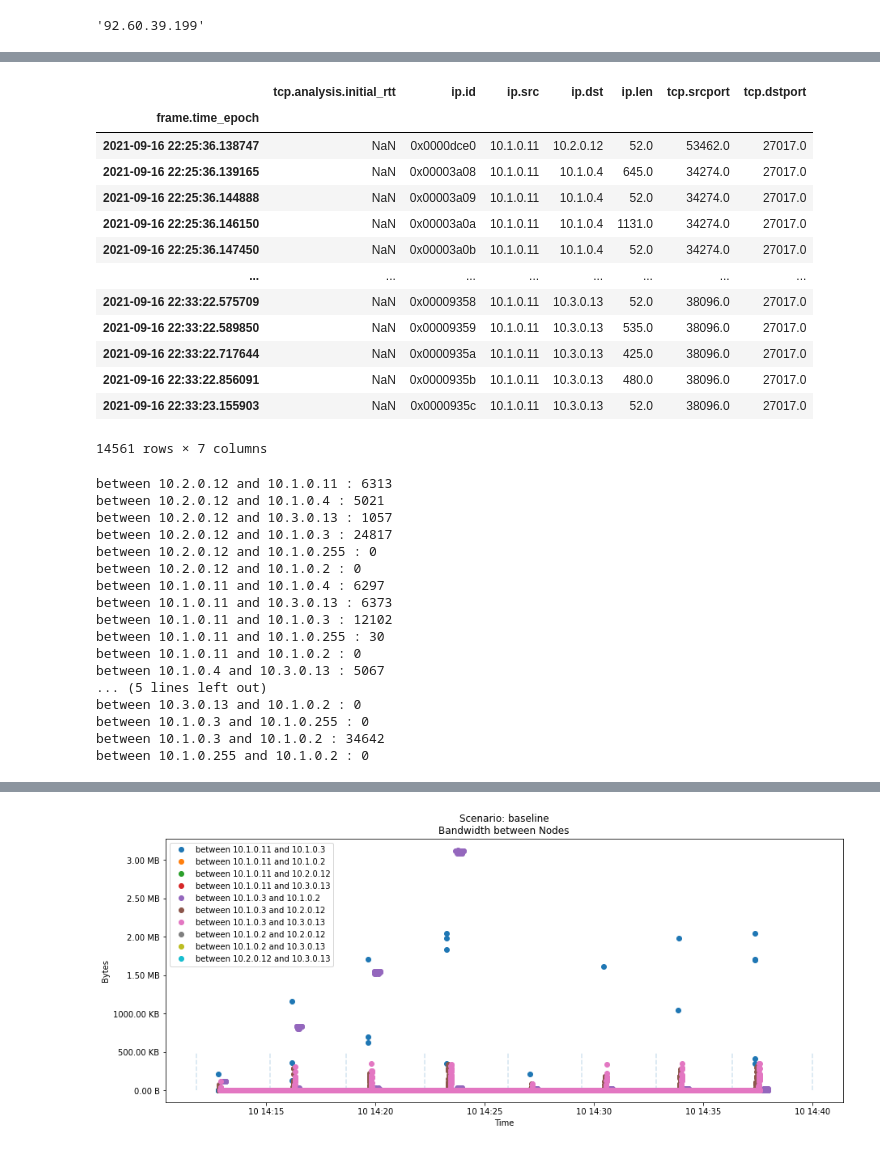
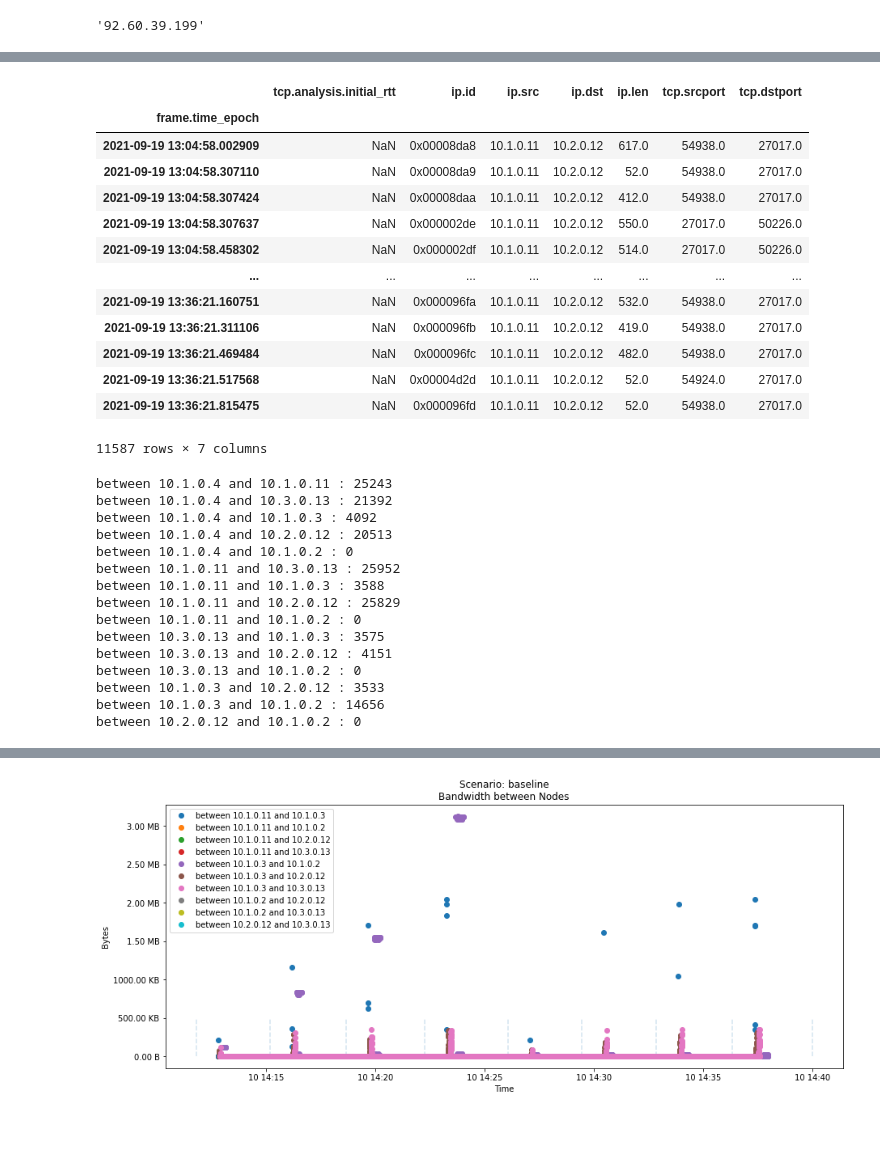
Before and after one commit to dos-group/syncmesh, a Jupyter notebook: evaluation/03_Pcap.ipynb, the cells around one changed output, grey strips where cells are left out. Cells and saved outputs as stored; diff of their text form; code cells hidden in the pictures.

```diff
--- a/evaluation/03_Pcap.ipynb
+++ b/evaluation/03_Pcap.ipynb
@@ -23,9 +23,10 @@ from sharedVariables import *
 # %%
 # Datasets
 dataset_sources = {
-    'baseline': 'data\\20210910-baseline',
+    'baseline': 'data\\20210919-16-baseline',
     'syncmesh': 'data\\20210910-syncmesh-gzip',
-    'advanced': 'data\\20210917-advanced'
+    # 'advanced': 'data\\20210917-advanced'
+    'advanced': 'data\\20210919-15'
 }
 # %%
 # Utility Functions
@@ -54,12 +55,13 @@ def filterDataForSeperator(df):
 def filterDataForLocalTraffic(df):
     df = df[df["ip.src"].str.contains(r'^10\.')]
     df = df[df["ip.dst"].str.contains(r'^10\.')]
+    df = df[(df["tcp.dstport"] != 22) & (df["tcp.srcport"] != 22)]
     return df
 
 def loadDataSet(folder):
     df_base = None
     for filename in os.listdir(folder):
-        if filename.endswith(".csv"):
+        if filename.endswith(".csv") and filename.startswith("10"):
             csvfile = os.path.join(Path.cwd(), folder, filename)
             print(csvfile)
             EPOCH = datetime(1900, 1, 1)
@@ -72,12 +74,6 @@ def loadDataSet(folder):
 
             currentdf.dropna(inplace=True,subset=['ip.src', 'ip.dst'])
 
-            # currentdf = currentdf[currentdf["src"].str.contains(r'^10\.')]
-            # currentdf = currentdf[currentdf["dst"].str.contains(r'^10\.')]
-
-            # currentdf = currentdf[currentdf["sport"] != "ssh"]
-            # currentdf = currentdf[currentdf["dport"] != "ssh"]
-            # print(len(currentdf))
             if (df_base is None):
                 df_base = currentdf
             else:
@@ -119,22 +115,22 @@ array(['2021-09-16T22:26:04.445948000', '2021-09-16T22:26:48.237781000',
 # %%
 df = datasets["advanced"][0]
-# df[(df['ip.src']=='10.1.0.11') & (df['ip.dst']=='10.1.0.3')]
-df[(df['ip.src']=='10.1.0.11')]
+df[(df['ip.src']=='10.1.0.11') & (df['ip.dst']=='10.2.0.12')]
+# df[(df['ip.src']=='10.1.0.11')]
 # %% [output]
 |  | tcp.analysis.initial_rtt | ip.id | ip.src | ip.dst | ip.len | tcp.srcport | tcp.dstport |
 | frame.time_epoch |  |  |  |  |  |  |  |
-| 2021-09-16 22:25:36.138747 | NaN | 0x0000dce0 | 10.1.0.11 | 10.2.0.12 | 52.0 | 53462.0 | 27017.0 |
-| 2021-09-16 22:25:36.139165 | NaN | 0x00003a08 | 10.1.0.11 | 10.1.0.4 | 645.0 | 34274.0 | 27017.0 |
-| 2021-09-16 22:25:36.144888 | NaN | 0x00003a09 | 10.1.0.11 | 10.1.0.4 | 52.0 | 34274.0 | 27017.0 |
-| 2021-09-16 22:25:36.146150 | NaN | 0x00003a0a | 10.1.0.11 | 10.1.0.4 | 1131.0 | 34274.0 | 27017.0 |
-| 2021-09-16 22:25:36.147450 | NaN | 0x00003a0b | 10.1.0.11 | 10.1.0.4 | 52.0 | 34274.0 | 27017.0 |
+| 2021-09-19 13:04:58.002909 | NaN | 0x00008da8 | 10.1.0.11 | 10.2.0.12 | 617.0 | 54938.0 | 27017.0 |
+| 2021-09-19 13:04:58.307110 | NaN | 0x00008da9 | 10.1.0.11 | 10.2.0.12 | 52.0 | 54938.0 | 27017.0 |
+| 2021-09-19 13:04:58.307424 | NaN | 0x00008daa | 10.1.0.11 | 10.2.0.12 | 412.0 | 54938.0 | 27017.0 |
+| 2021-09-19 13:04:58.307637 | NaN | 0x000002de | 10.1.0.11 | 10.2.0.12 | 550.0 | 27017.0 | 50226.0 |
+| 2021-09-19 13:04:58.458302 | NaN | 0x000002df | 10.1.0.11 | 10.2.0.12 | 514.0 | 27017.0 | 50226.0 |
 | ... | ... | ... | ... | ... | ... | ... | ... |
-| 2021-09-16 22:33:22.575709 | NaN | 0x00009358 | 10.1.0.11 | 10.3.0.13 | 52.0 | 38096.0 | 27017.0 |
-| 2021-09-16 22:33:22.589850 | NaN | 0x00009359 | 10.1.0.11 | 10.3.0.13 | 535.0 | 38096.0 | 27017.0 |
-| 2021-09-16 22:33:22.717644 | NaN | 0x0000935a | 10.1.0.11 | 10.3.0.13 | 425.0 | 38096.0 | 27017.0 |
-| 2021-09-16 22:33:22.856091 | NaN | 0x0000935b | 10.1.0.11 | 10.3.0.13 | 480.0 | 38096.0 | 27017.0 |
-| 2021-09-16 22:33:23.155903 | NaN | 0x0000935c | 10.1.0.11 | 10.3.0.13 | 52.0 | 38096.0 | 27017.0 |
+| 2021-09-19 13:36:21.160751 | NaN | 0x000096fa | 10.1.0.11 | 10.2.0.12 | 532.0 | 54938.0 | 27017.0 |
+| 2021-09-19 13:36:21.311106 | NaN | 0x000096fb | 10.1.0.11 | 10.2.0.12 | 419.0 | 54938.0 | 27017.0 |
+| 2021-09-19 13:36:21.469484 | NaN | 0x000096fc | 10.1.0.11 | 10.2.0.12 | 482.0 | 54938.0 | 27017.0 |
+| 2021-09-19 13:36:21.517568 | NaN | 0x00004d2d | 10.1.0.11 | 10.2.0.12 | 52.0 | 54924.0 | 27017.0 |
+| 2021-09-19 13:36:21.815475 | NaN | 0x000096fd | 10.1.0.11 | 10.2.0.12 | 52.0 | 54938.0 | 27017.0 |
-14561 rows × 7 columns
+11587 rows × 7 columns
 # %%
 def calcSubset(df):
     nodes = list(dict.fromkeys(df["ip.src"].unique().tolist() + df["ip.dst"].unique().tolist()))
@@ -159,23 +155,21 @@ for key in node_datasets[setname]:
     print(key, ":", len(node_datasets[setname][key]))
     # print(node_datasets[setname][key])
 # %% [output]
-between 10.2.0.12 and 10.1.0.11 : 6313
-between 10.2.0.12 and 10.1.0.4 : 5021
-between 10.2.0.12 and 10.3.0.13 : 1057
-between 10.2.0.12 and 10.1.0.3 : 24817
-between 10.2.0.12 and 10.1.0.255 : 0
+between 10.1.0.4 and 10.1.0.11 : 25243
+between 10.1.0.4 and 10.3.0.13 : 21392
+between 10.1.0.4 and 10.1.0.3 : 4092
+between 10.1.0.4 and 10.2.0.12 : 20513
+between 10.1.0.4 and 10.1.0.2 : 0
+between 10.1.0.11 and 10.3.0.13 : 25952
+between 10.1.0.11 and 10.1.0.3 : 3588
+between 10.1.0.11 and 10.2.0.12 : 25829
+between 10.1.0.11 and 10.1.0.2 : 0
+between 10.3.0.13 and 10.1.0.3 : 3575
+between 10.3.0.13 and 10.2.0.12 : 4151
+between 10.3.0.13 and 10.1.0.2 : 0
+between 10.1.0.3 and 10.2.0.12 : 3533
+between 10.1.0.3 and 10.1.0.2 : 14656
 between 10.2.0.12 and 10.1.0.2 : 0
-between 10.1.0.11 and 10.1.0.4 : 6297
-between 10.1.0.11 and 10.3.0.13 : 6373
-between 10.1.0.11 and 10.1.0.3 : 12102
-between 10.1.0.11 and 10.1.0.255 : 30
-between 10.1.0.11 and 10.1.0.2 : 0
-between 10.1.0.4 and 10.3.0.13 : 5067
-... (5 lines left out)
-between 10.3.0.13 and 10.1.0.2 : 0
-between 10.1.0.3 and 10.1.0.255 : 0
-between 10.1.0.3 and 10.1.0.2 : 34642
-between 10.1.0.255 and 10.1.0.2 : 0
 # %%
 # Experiments
 def splitExperiments(df, timings):
```
Also changed, not shown: parts of 10 cells of this notebook, 6 other files.
